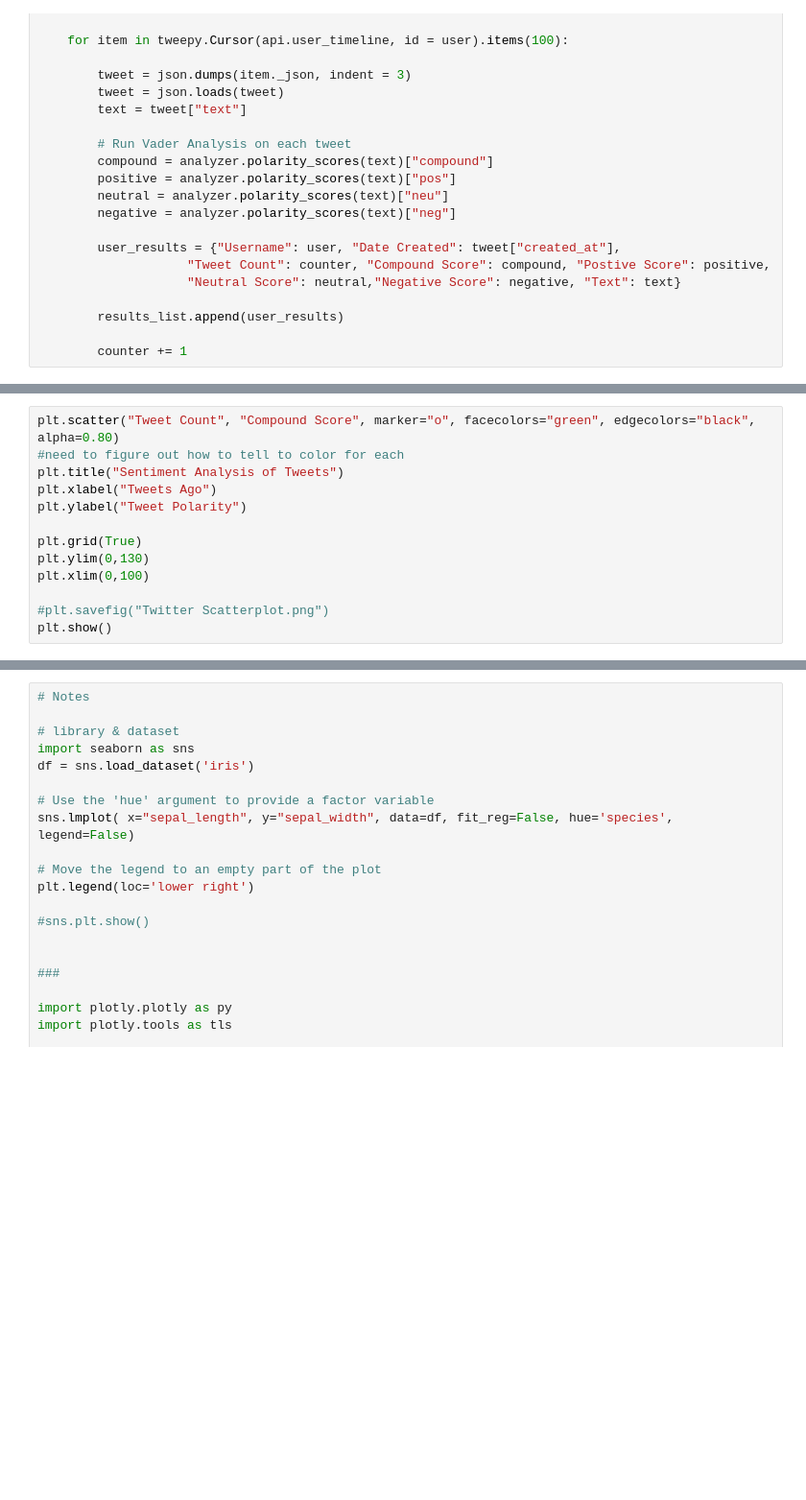
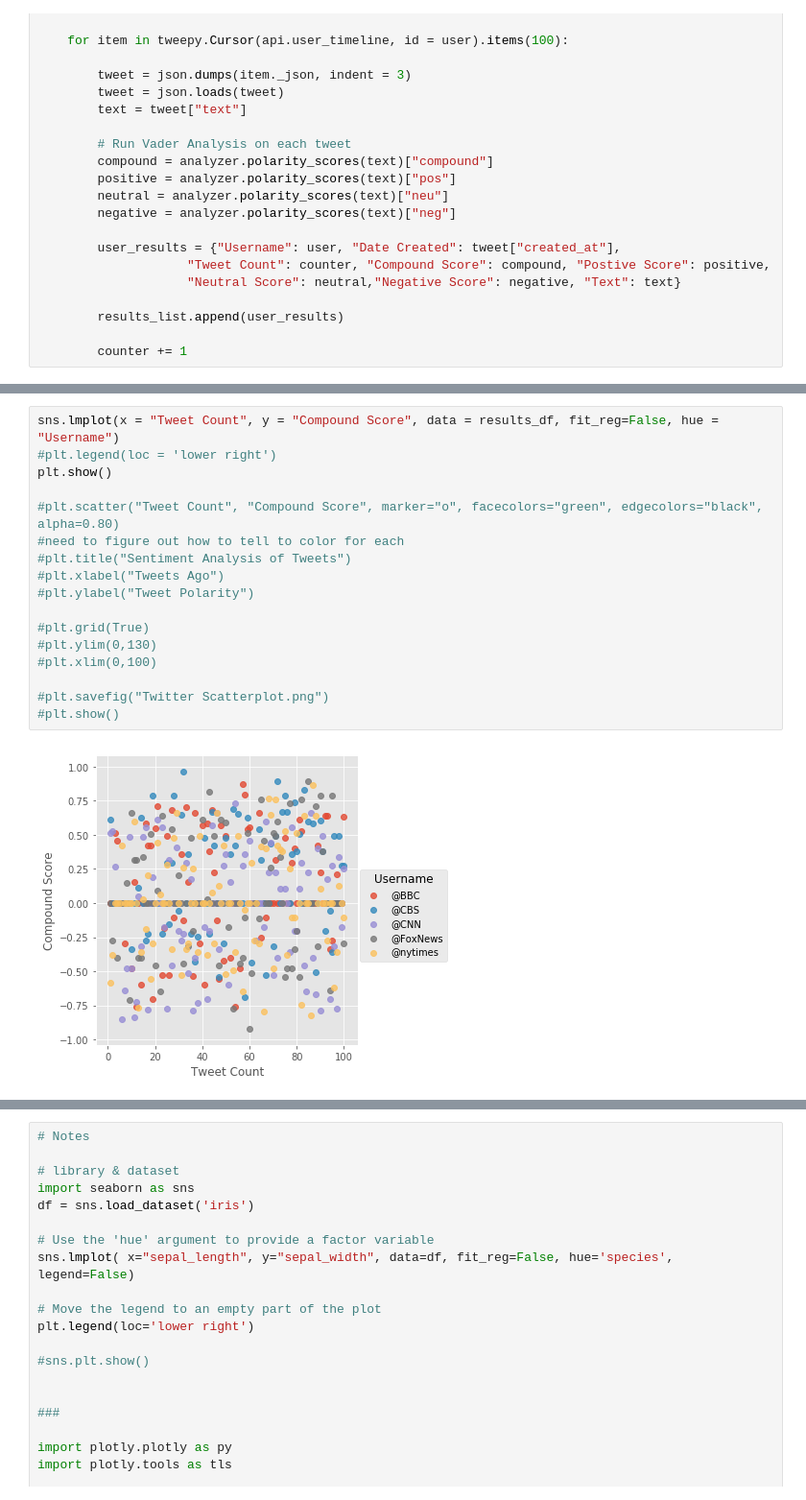
Before and after one commit to erjacobs2/Twitter_API, a Jupyter notebook: News_Mood.ipynb, the cells around one changed output, grey strips where cells are left out. Shown: that part at 96% size. Saved outputs shown, nothing was run; the diff lists cells and outputs as text; blank space fills up the shorter version.

Commit message:
Scatter plot added

```diff
--- a/News_Mood.ipynb
+++ b/News_Mood.ipynb
@@ -66,13 +66,19 @@ results_df.head()
 # %%
-plt.scatter("Tweet Count", "Compound Score", marker="o", facecolors="green", edgecolors="black", alpha=0.80)
+sns.lmplot(x = "Tweet Count", y = "Compound Score", data = results_df, fit_reg=False, hue = "Username")
+#plt.legend(loc = 'lower right')
+plt.show()
+
+#plt.scatter("Tweet Count", "Compound Score", marker="o", facecolors="green", edgecolors="black", alpha=0.80)
 #need to figure out how to tell to color for each
-plt.title("Sentiment Analysis of Tweets")
-plt.xlabel("Tweets Ago")
-plt.ylabel("Tweet Polarity")
+#plt.title("Sentiment Analysis of Tweets")
+#plt.xlabel("Tweets Ago")
+#plt.ylabel("Tweet Polarity")
 
-plt.grid(True)
-plt.ylim(0,130)
-plt.xlim(0,100)
+#plt.grid(True)
+#plt.ylim(0,130)
+#plt.xlim(0,100)
 
 #plt.savefig("Twitter Scatterplot.png")
-plt.show()
+#plt.show()
+# %% [output]
+[figure, added]
```
Also changed, not shown: parts of 2 cells of this notebook.
